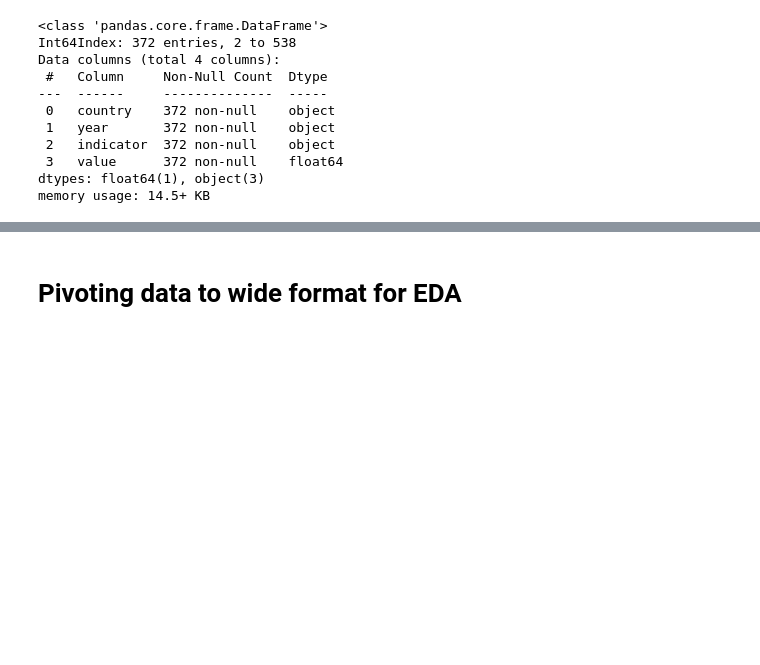
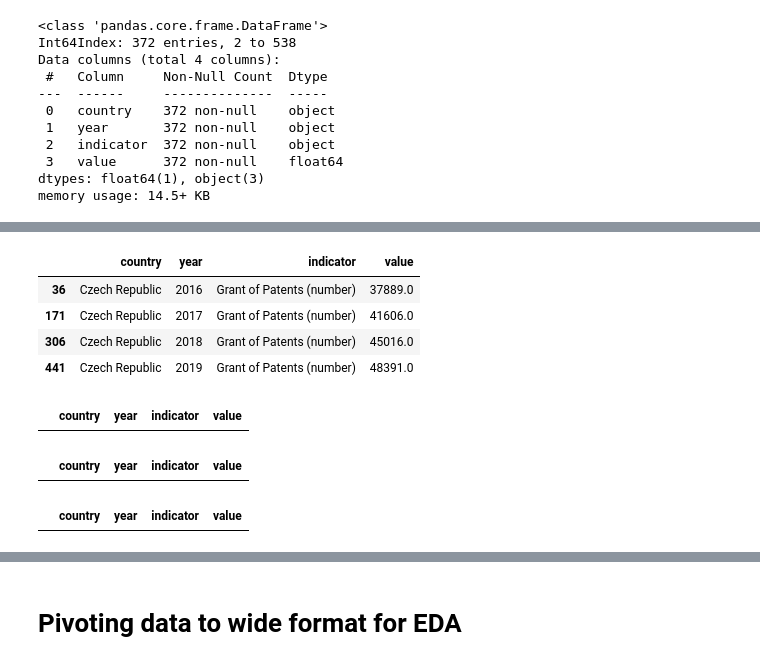
Before and after one commit to steph-wda/ds4a-capstone-team34, a Jupyter notebook: Education_and_Innovation_Team34.ipynb, the cells around one changed output, grey strips where cells are left out. Drawn from its saved outputs; the diff is of its cells as text; code cells hidden in the pictures; blank space fills up the shorter version.

Commit message:
data cleaning still in progress

```diff
--- a/Education_and_Innovation_Team34.ipynb
+++ b/Education_and_Innovation_Team34.ipynb
@@ -887,0 +889,25 @@ clean_patents_force_df[clean_patents_force_df['value'].isna() == True]
+# %%
+#Checking for false positives
+#Checking for Czechia
+clean_patents_force_df[clean_patents_force_df['country'].str.find('Cze') > -1]
+# %% [output]
+|  | country | year | indicator | value |
+| 36 | Czech Republic | 2016 | Grant of Patents (number) | 37889.0 |
+| 171 | Czech Republic | 2017 | Grant of Patents (number) | 41606.0 |
+| 306 | Czech Republic | 2018 | Grant of Patents (number) | 45016.0 |
+| 441 | Czech Republic | 2019 | Grant of Patents (number) | 48391.0 |
+# %%
+#Checking for Slovenia
+clean_patents_force_df[clean_patents_force_df['country'].str.find('Slove') > -1]
+# %% [output]
+|  | country | year | indicator | value |
+# %%
+#Checking for Argentina
+clean_patents_force_df[clean_patents_force_df['country'].str.find('Arg') > -1]
+# %% [output]
+|  | country | year | indicator | value |
+# %%
+#Checking for El Salvador
+clean_patents_force_df[clean_patents_force_df['country'].str.find('Sal') > -1]
+# %% [output]
+|  | country | year | indicator | value |
```
Also changed, not shown: parts of 28 cells of this notebook.
